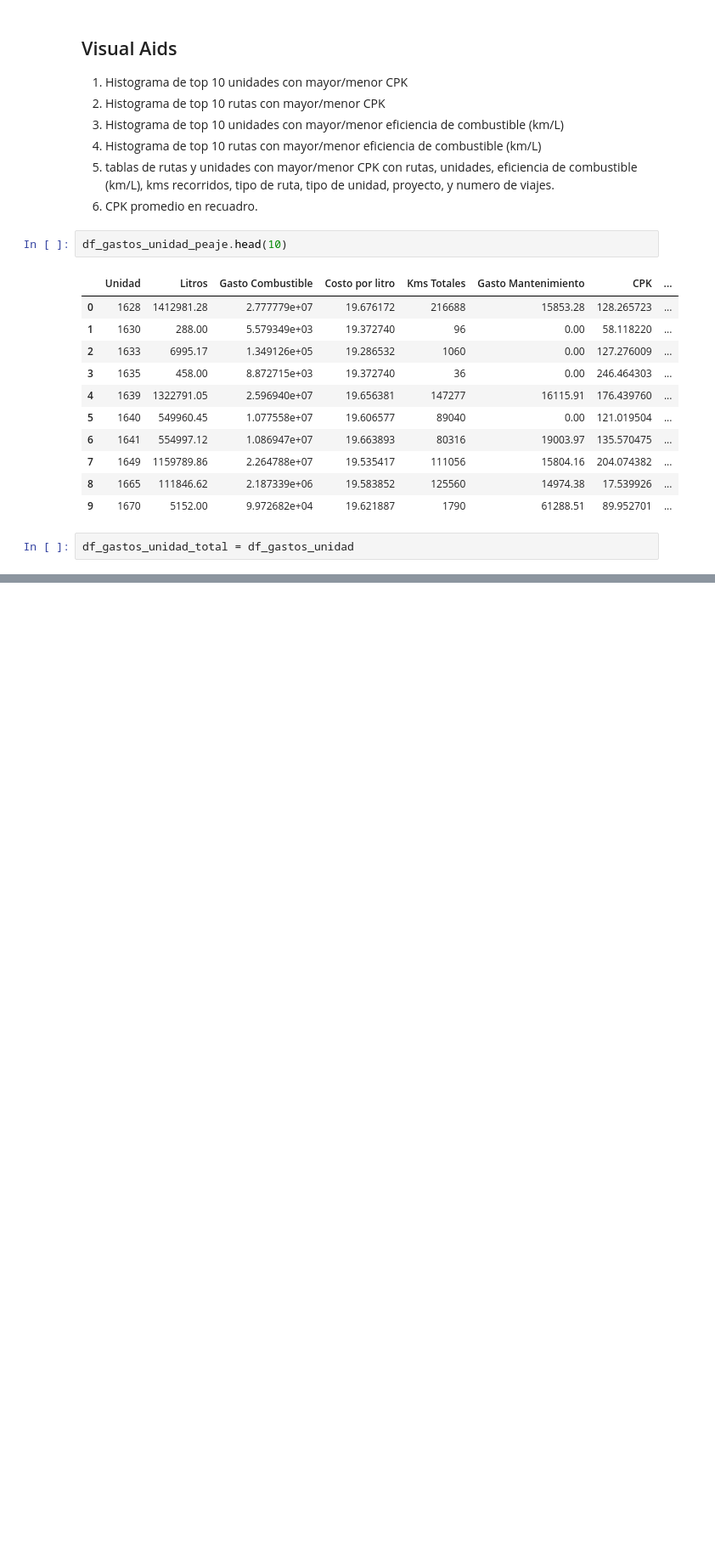
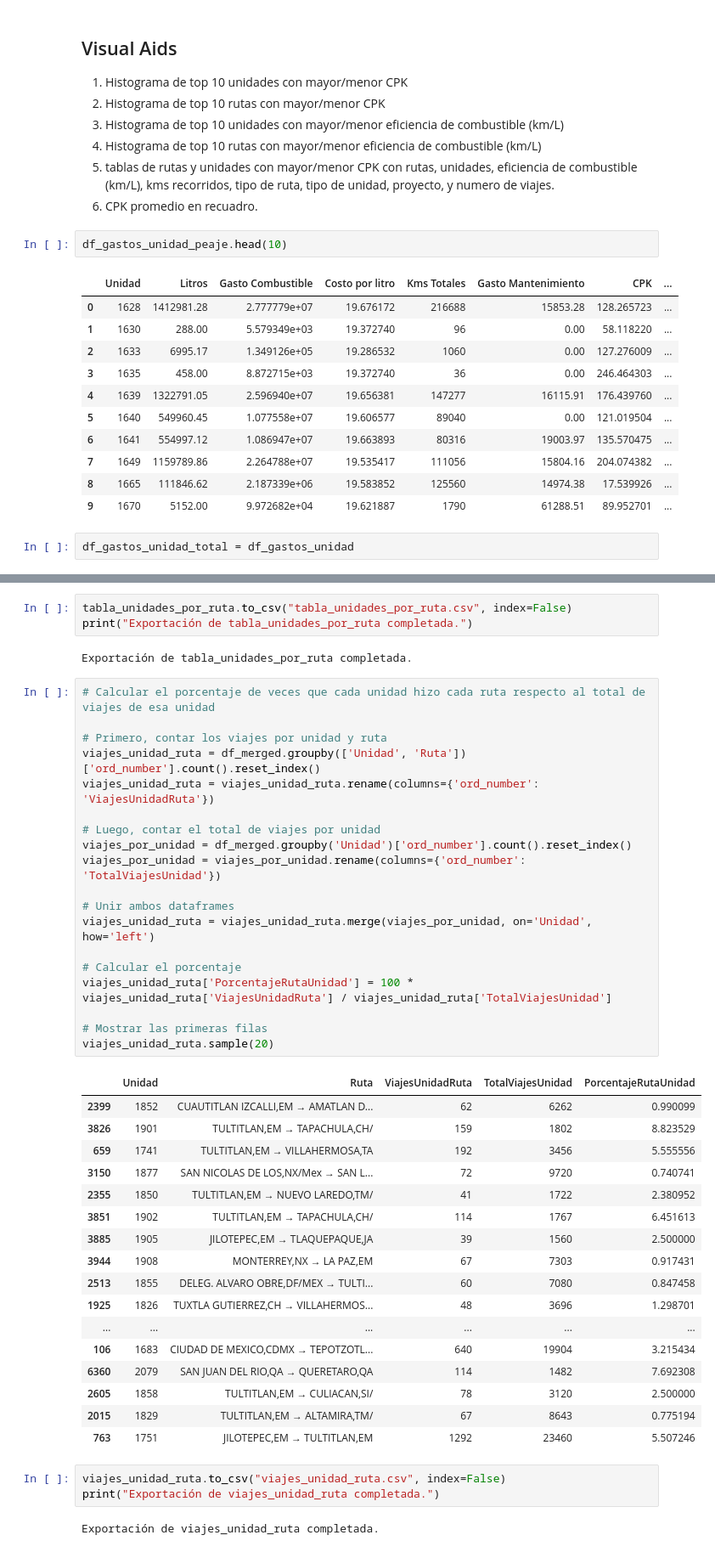
Before and after one commit to pomaremiliano/dashboard-datastorm, a Jupyter notebook: data/RecoleccionReto.ipynb, the cells around one changed output, grey strips where cells are left out. Shown at 85% size. Cells and saved outputs as stored; diff of their text form; blank space fills up the shorter version.

```diff
--- a/data/RecoleccionReto.ipynb
+++ b/data/RecoleccionReto.ipynb
@@ -1577,0 +1791,47 @@ CPK promedio de la flota: 25.89
+# %%
+tabla_unidades_por_ruta.to_csv("tabla_unidades_por_ruta.csv", index=False)
+print("Exportación de tabla_unidades_por_ruta completada.")
+# %% [output]
+Exportación de tabla_unidades_por_ruta completada.
+# %%
+# Calcular el porcentaje de veces que cada unidad hizo cada ruta respecto al total de viajes de esa unidad
+
+# Primero, contar los viajes por unidad y ruta
+viajes_unidad_ruta = df_merged.groupby(['Unidad', 'Ruta'])['ord_number'].count().reset_index()
+viajes_unidad_ruta = viajes_unidad_ruta.rename(columns={'ord_number': 'ViajesUnidadRuta'})
+
+# Luego, contar el total de viajes por unidad
+viajes_por_unidad = df_merged.groupby('Unidad')['ord_number'].count().reset_index()
+viajes_por_unidad = viajes_por_unidad.rename(columns={'ord_number': 'TotalViajesUnidad'})
+
+# Unir ambos dataframes
+viajes_unidad_ruta = viajes_unidad_ruta.merge(viajes_por_unidad, on='Unidad', how='left')
+
+# Calcular el porcentaje
+viajes_unidad_ruta['PorcentajeRutaUnidad'] = 100 * viajes_unidad_ruta['ViajesUnidadRuta'] / viajes_unidad_ruta['TotalViajesUnidad']
+
+# Mostrar las primeras filas
+viajes_unidad_ruta.sample(20)
+# %% [output]
+|  | Unidad | Ruta | ViajesUnidadRuta | TotalViajesUnidad | PorcentajeRutaUnidad |
+| 2399 | 1852 | CUAUTITLAN IZCALLI,EM → AMATLAN D... | 62 | 6262 | 0.990099 |
+| 3826 | 1901 | TULTITLAN,EM → TAPACHULA,CH/ | 159 | 1802 | 8.823529 |
+| 659 | 1741 | TULTITLAN,EM → VILLAHERMOSA,TA | 192 | 3456 | 5.555556 |
+| 3150 | 1877 | SAN NICOLAS DE LOS,NX/Mex → SAN L... | 72 | 9720 | 0.740741 |
+| 2355 | 1850 | TULTITLAN,EM → NUEVO LAREDO,TM/ | 41 | 1722 | 2.380952 |
+| 3851 | 1902 | TULTITLAN,EM → TAPACHULA,CH/ | 114 | 1767 | 6.451613 |
+| 3885 | 1905 | JILOTEPEC,EM → TLAQUEPAQUE,JA | 39 | 1560 | 2.500000 |
+| 3944 | 1908 | MONTERREY,NX → LA PAZ,EM | 67 | 7303 | 0.917431 |
+| 2513 | 1855 | DELEG. ALVARO OBRE,DF/MEX → TULTI... | 60 | 7080 | 0.847458 |
+| 1925 | 1826 | TUXTLA GUTIERREZ,CH → VILLAHERMOS... | 48 | 3696 | 1.298701 |
+| ... | ... | ... | ... | ... | ... |
+| 106 | 1683 | CIUDAD DE MEXICO,CDMX → TEPOTZOTL... | 640 | 19904 | 3.215434 |
+| 6360 | 2079 | SAN JUAN DEL RIO,QA → QUERETARO,QA | 114 | 1482 | 7.692308 |
+| 2605 | 1858 | TULTITLAN,EM → CULIACAN,SI/ | 78 | 3120 | 2.500000 |
+| 2015 | 1829 | TULTITLAN,EM → ALTAMIRA,TM/ | 67 | 8643 | 0.775194 |
+| 763 | 1751 | JILOTEPEC,EM → TULTITLAN,EM | 1292 | 23460 | 5.507246 |
+# %%
+viajes_unidad_ruta.to_csv("viajes_unidad_ruta.csv", index=False)
+print("Exportación de viajes_unidad_ruta completada.")
+# %% [output]
+Exportación de viajes_unidad_ruta completada.
```
Also changed, not shown: parts of 18 cells of this notebook, 6 other files.
